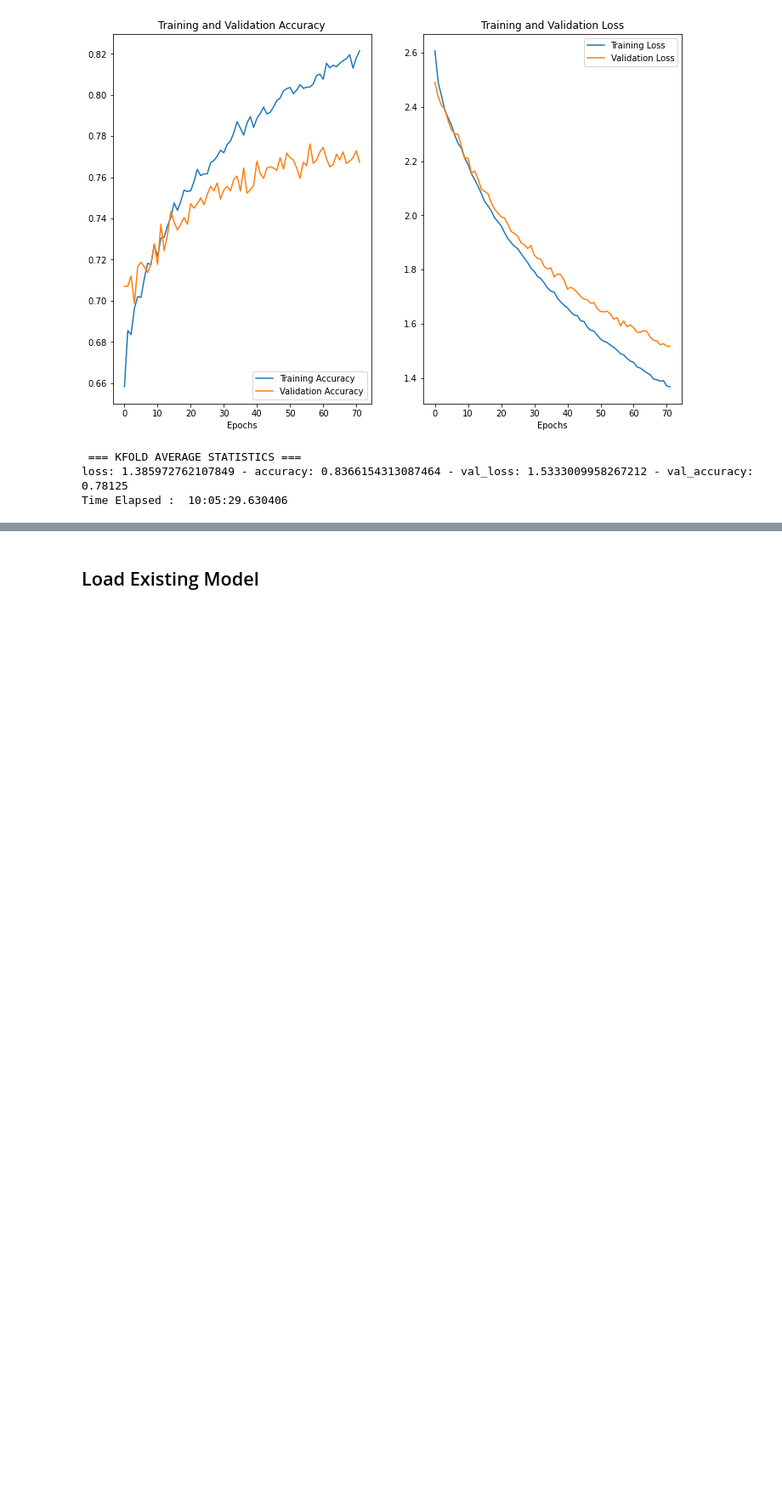
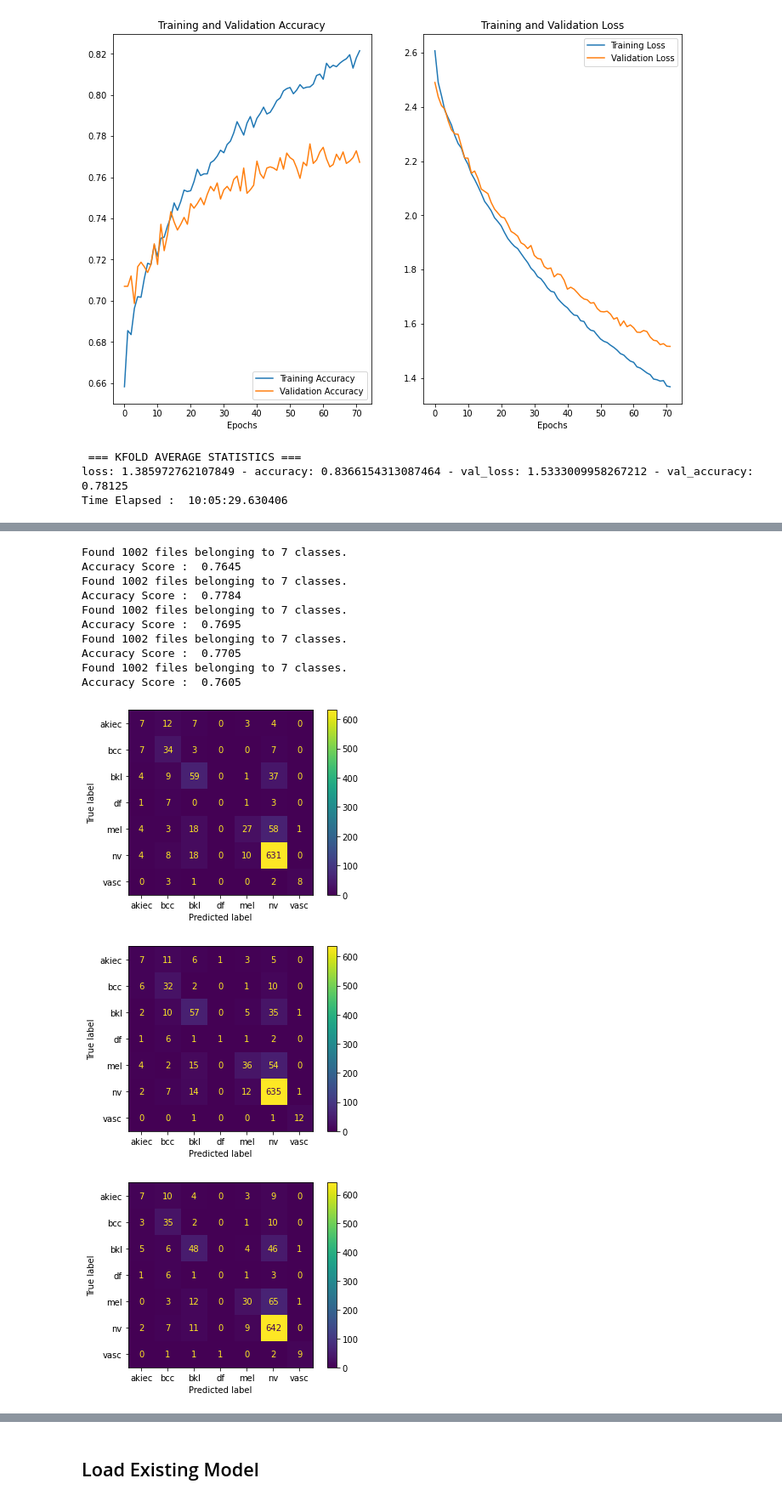
Before and after one commit to gitfolder/capstone, a Jupyter notebook: Code/CNN/CNN.ipynb, the cells around one changed output, grey strips where cells are left out. Shown at 85% size. Cells and saved outputs as stored; diff of their text form; code cells hidden in the pictures; blank space fills up the shorter version.

```diff
--- a/Code/CNN/CNN.ipynb
+++ b/Code/CNN/CNN.ipynb
@@ -25,10 +25,10 @@ import pandas as pd
 # %%
 DATA_PATH = "../../Data/"
 
-IMAGES_PATH_SEPARATED = DATA_PATH+"HAM10000_images_separated/"
-IMAGES_PATH_VALIDATION = DATA_PATH+"HAM10000_images_separated_validation/"
+IMAGES_PATH_SEPARATED = DATA_PATH+"HAM10000_images_separated_resized/"
+IMAGES_PATH_VALIDATION = DATA_PATH+"HAM10000_images_separated_validation_resized/"
 
-IMG_SIZE = (450, 600) # original image size
+IMG_SIZE = (112, 150) # original image size
 # %%
 SAVING_ON = True
 # %% [markdown]
@@ -650,0 +822,28 @@ Time Elapsed :  10:05:29.630406
+# %%
+paths = [
+    "skin_classifier_41_kfold_5.keras",
+    "skin_classifier_99_kfold_4.keras",
+    "skin_classifier_42_kfold_3.keras",
+    "skin_classifier_51_kfold_2.keras",
+    "skin_classifier_38_kfold_1.keras"
+]
+for p in paths:
+    m = keras.models.load_model(
+        "output\keras_models\\"+p,
+        custom_objects={"mish": mish}
+    )
+    print_confusion_matrix(m, IMAGES_PATH_VALIDATION)
+# %% [output]
+Found 1002 files belonging to 7 classes.
+Accuracy Score :  0.7645
+Found 1002 files belonging to 7 classes.
+Accuracy Score :  0.7784
+Found 1002 files belonging to 7 classes.
+Accuracy Score :  0.7695
+Found 1002 files belonging to 7 classes.
+Accuracy Score :  0.7705
+Found 1002 files belonging to 7 classes.
+Accuracy Score :  0.7605
+[figure, added]
+[figure, added]
+[figure, added]
```
Also changed, not shown: parts of 21 cells of this notebook, 1 other file.
